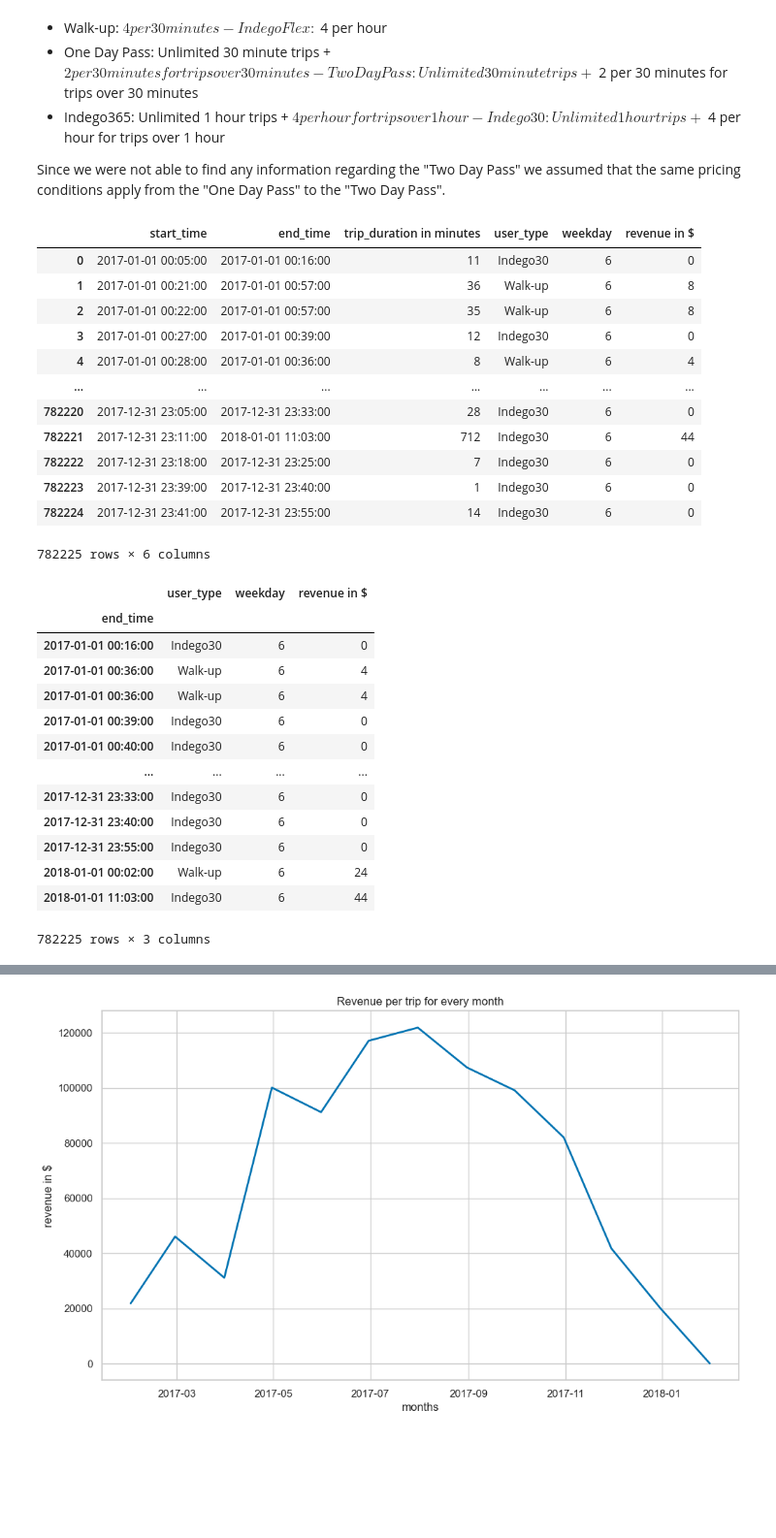
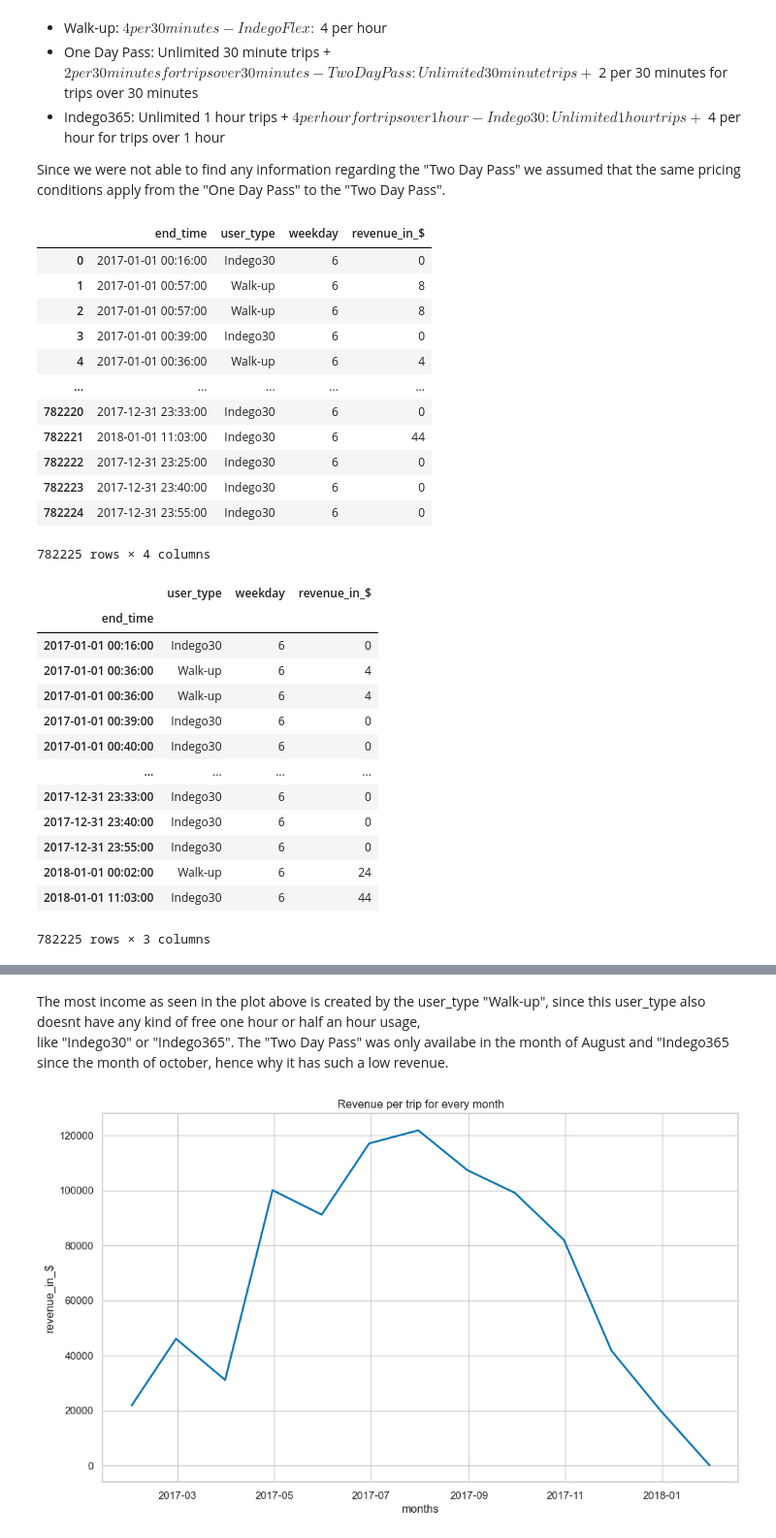
Before and after one commit to yassinehammou27/intentionally_blank, a Jupyter notebook: Team Assignment - Intentionally Blank.ipynb, the cells around one changed output, grey strips where cells are left out. Shown: that part at 97% size. Saved outputs shown, nothing was run; the diff lists cells and outputs as text; code cells hidden in the pictures; blank space fills up the shorter version.

```diff
--- a/Team Assignment - Intentionally Blank.ipynb
+++ b/Team Assignment - Intentionally Blank.ipynb
@@ -289,10 +292,10 @@ All dataframes for reference:
 # %%
 # Prepare new dataframe for calculating the revenue
-df_phil_revenue = df_philadelphia_cleaned[['start_time', 'end_time', 'trip_duration', 'user_type', 'weekday']].copy(deep=True)
+df_phil_revenue = df_philadelphia_cleaned[['end_time', 'trip_duration', 'user_type', 'weekday']].copy(deep=True)
 df_phil_revenue.loc[:, 'trip_duration'] = df_phil_revenue['trip_duration'].dt.seconds / 60
-df_phil_revenue.rename(columns={'trip_duration': 'trip_duration in minutes'}, inplace=True)
+df_phil_revenue.rename(columns={'trip_duration': 'trip_duration_in_minutes'}, inplace=True)
 # Since we have full minutes without any remainder we can convert the trip_duration in minutes to int
-df_phil_revenue['trip_duration in minutes'] = df_phil_revenue['trip_duration in minutes'].astype(int)
+df_phil_revenue['trip_duration_in_minutes'] = df_phil_revenue['trip_duration_in_minutes'].astype(int)
 # The dataset from above needs to be resetted, so it doesnt need to be done here!!!!!!!!!!!!!!!!!!!!!!!!!!!!!!!!!!!!!!!!!
 df_phil_revenue.reset_index(drop = True, inplace =True)
 df_phil_revenue
@@ -326,65 +330,62 @@ Prices for the specific "user_type" in our dataframe (as seen above) were found
 
 Since we were not able to find any information regarding the "Two Day Pass" we assumed that the same pricing conditions apply from the "One Day Pass" to the "Two Day Pass".
 # %%
-# Calculation of every user_type pricing condition and saving it in a new column called "revenue in $"
+# Calculation of every user_type pricing condition and saving it in a new column called "revenue_in_$"
 for i in range(0, len(df_phil_revenue)):
     # We need the duration and the user_type beforehand to determine the different pricing conditions
-    duration = df_phil_revenue.at[i, 'trip_duration in minutes']
+    duration = df_phil_revenue.at[i, 'trip_duration_in_minutes']
     price_type = df_phil_revenue.at[i, 'user_type']
     if(price_type == 'Walk-up'):
-        df_phil_revenue.at[i, 'revenue in $'] = 4*(np.ceil((df_phil_revenue.at[i, 'trip_duration in minutes'])/30))
+        df_phil_revenue.at[i, 'revenue_in_$'] = 4*(np.ceil((df_phil_revenue.at[i, 'trip_duration_in_minutes'])/30))
     elif(price_type == 'IndegoFlex'):
-        df_phil_revenue.at[i, 'revenue in $'] = 4*(np.ceil((df_phil_revenue.at[i, 'trip_duration in minutes'])/60))
+        df_phil_revenue.at[i, 'revenue_in_$'] = 4*(np.ceil((df_phil_revenue.at[i, 'trip_duration_in_minutes'])/60))
     elif(price_type == 'One Day Pass' or price_type == 'Two Day Pass'):
         # Since there are unlimited 30 minute trips, we can just give them 0$ revenue as a result
         if(duration <= 30):
-            df_phil_revenue.at[i, 'revenue in $'] = 0
+            df_phil_revenue.at[i, 'revenue_in_$'] = 0
         else:
             # - 30 needs to be added to the calculation, so the first half an hour doesnt count in
-            df_phil_revenue.at[i, 'revenue in $'] = 2*(np.ceil((df_phil_revenue.at[i, 'trip_duration in minutes'] - 30)/30))
+            df_phil_revenue.at[i, 'revenue_in_$'] = 2*(np.ceil((df_phil_revenue.at[i, 'trip_duration_in_minutes'] - 30)/30))
     elif(price_type == 'Indego365' or price_type == 'Indego30'):
         # Since there are unlimited 60 minute trips, we can just give them 0$ revenue as a result
         if(duration <= 60):
-            df_phil_revenue.at[i, 'revenue in $'] = 0
+            df_phil_revenue.at[i, 'revenue_in_$'] = 0
         else:
             # - 60 needs to be added to the calculation, so the first hour doesnt count in
-            df_phil_revenue.at[i, 'revenue in $'] = 4*(np.ceil((df_phil_revenue.at[i, 'trip_duration in minutes'] - 60)/60))
+            df_phil_revenue.at[i, 'revenue_in_$'] = 4*(np.ceil((df_phil_revenue.at[i, 'trip_duration_in_minutes'] - 60)/60))
+
+# Since we dont have any values with remainder, we can also convert the revenue into an int for convenience, and drop the trip duration
+df_phil_revenue['revenue_in_$'] = df_phil_revenue['revenue_in_$'].astype(int)
+df_phil_revenue.drop('trip_duration_in_minutes', axis = 1, inplace = True)
 # %%
-# Since we dont have any values with remainder, we can also convert the revenue into an int
-df_phil_revenue['revenue in $'] = df_phil_revenue['revenue in $'].astype(int)
-
 # Finished dataframe with all revenue calculations done
 df_phil_revenue
 # %% [output]
-|  | start_time | end_time | trip_duration in minutes | user_type | weekday | revenue in $ |
-| 0 | 2017-01-01 00:05:00 | 2017-01-01 00:16:00 | 11 | Indego30 | 6 | 0 |
-| 1 | 2017-01-01 00:21:00 | 2017-01-01 00:57:00 | 36 | Walk-up | 6 | 8 |
-| 2 | 2017-01-01 00:22:00 | 2017-01-01 00:57:00 | 35 | Walk-up | 6 | 8 |
-| 3 | 2017-01-01 00:27:00 | 2017-01-01 00:39:00 | 12 | Indego30 | 6 | 0 |
-| 4 | 2017-01-01 00:28:00 | 2017-01-01 00:36:00 | 8 | Walk-up | 6 | 4 |
-| ... | ... | ... | ... | ... | ... | ... |
-| 782220 | 2017-12-31 23:05:00 | 2017-12-31 23:33:00 | 28 | Indego30 | 6 | 0 |
-| 782221 | 2017-12-31 23:11:00 | 2018-01-01 11:03:00 | 712 | Indego30 | 6 | 44 |
-| 782222 | 2017-12-31 23:18:00 | 2017-12-31 23:25:00 | 7 | Indego30 | 6 | 0 |
-| 782223 | 2017-12-31 23:39:00 | 2017-12-31 23:40:00 | 1 | Indego30 | 6 | 0 |
-| 782224 | 2017-12-31 23:41:00 | 2017-12-31 23:55:00 | 14 | Indego30 | 6 | 0 |
+|  | end_time | user_type | weekday | revenue_in_$ |
+| 0 | 2017-01-01 00:16:00 | Indego30 | 6 | 0 |
+| 1 | 2017-01-01 00:57:00 | Walk-up | 6 | 8 |
+| 2 | 2017-01-01 00:57:00 | Walk-up | 6 | 8 |
+| 3 | 2017-01-01 00:39:00 | Indego30 | 6 | 0 |
+| 4 | 2017-01-01 00:36:00 | Walk-up | 6 | 4 |
+| ... | ... | ... | ... | ... |
+| 782220 | 2017-12-31 23:33:00 | Indego30 | 6 | 0 |
+| 782221 | 2018-01-01 11:03:00 | Indego30 | 6 | 44 |
+| 782222 | 2017-12-31 23:25:00 | Indego30 | 6 | 0 |
+| 782223 | 2017-12-31 23:40:00 | Indego30 | 6 | 0 |
+| 782224 | 2017-12-31 23:55:00 | Indego30 | 6 | 0 |
-782225 rows × 6 columns
+782225 rows × 4 columns
 # %%
 # Creating a new dataframe for easier usage later on for the plots
 df_phil_revenue_plt = df_phil_revenue.copy()
-
-# Dropping every column except for the revenue in $
-df_phil_revenue_plt.drop('start_time', axis = 1, inplace = True)
-df_phil_revenue_plt.drop('trip_duration in minutes', axis = 1, inplace = True)
 
 # Setting the end_time as our new index to resample
 df_phil_revenue_plt.sort_values(["end_time"], inplace = True)
 df_phil_revenue_plt.set_index('end_time', inplace = True)
 
-#Finished dataframe
+#Finished dataframe for plotting purposes
 df_phil_revenue_plt
 # %% [output]
-|  | user_type | weekday | revenue in $ |
+|  | user_type | weekday | revenue_in_$ |
 | end_time |  |  |  |
 | 2017-01-01 00:16:00 | Indego30 | 6 | 0 |
 | 2017-01-01 00:36:00 | Walk-up | 6 | 4 |
@@ -419,6 +419,9 @@ plt.title("Revenue per trip of specific user types", size = 'x-large')
 plt.show()
 # %% [output]
 [figure]
+# %% [markdown]
+The most income as seen in the plot above is created by the user_type "Walk-up", since this user_type also doesnt have any kind of free one hour or half an hour usage, <br>
+like "Indego30" or "Indego365". The "Two Day Pass" was only availabe in the month of August and "Indego365 since the month of october, hence why it has such a low revenue.
 # %%
 # Plotting the revenue for every month
 sns.set(style="whitegrid",palette="colorblind", rc={"lines.linewidth": 2})
```
Also changed, not shown: parts of 11 cells of this notebook.
